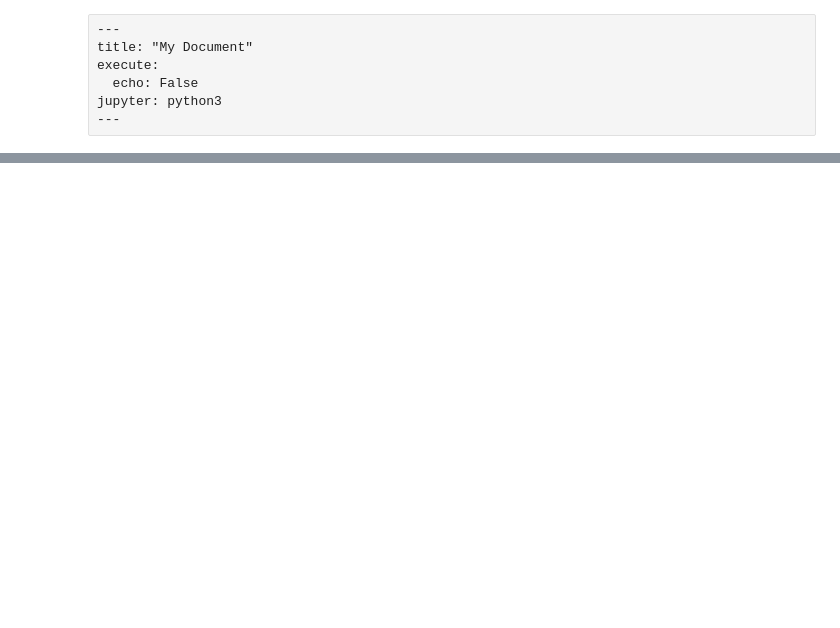
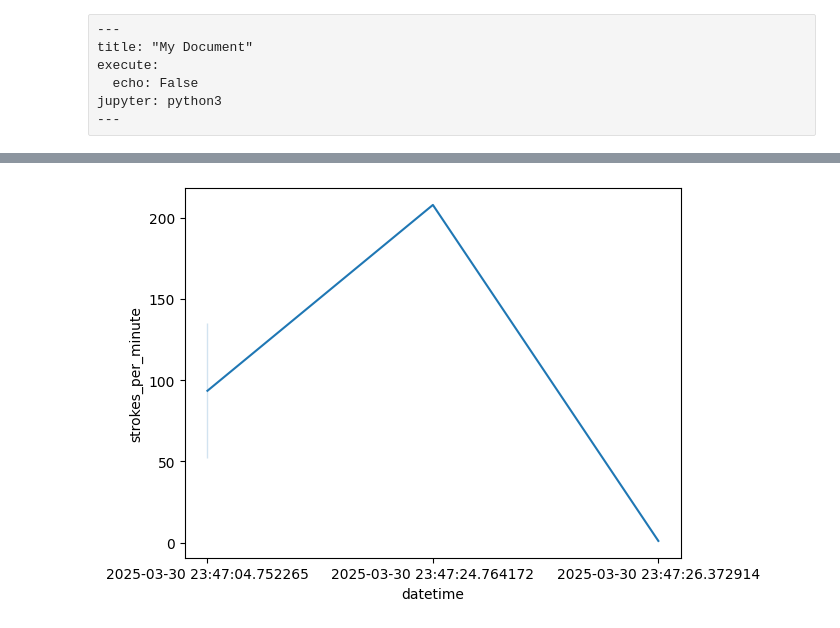
Before and after one commit to amklb/Writing-Speed-Reporter, a Jupyter notebook: generate_report.ipynb, the cells around one changed output, grey strips where cells are left out. Cells and saved outputs as stored; diff of their text form; code cells hidden in the pictures; blank space fills up the shorter version.

```diff
--- a/generate_report.ipynb
+++ b/generate_report.ipynb
@@ -36,2 +48,8 @@ fig_process = sns.barplot(data=speed_by_process_data,
+# %%
+fig_time = sns.lineplot(data=report_df,
+                        x="datetime",
+                        y="strokes_per_minute")
+# %% [output]
+[figure, added]
 # %%
 !quarto preview generate_report.ipynb
```
Also changed, not shown: parts of 5 cells of this notebook, 1 other file.
